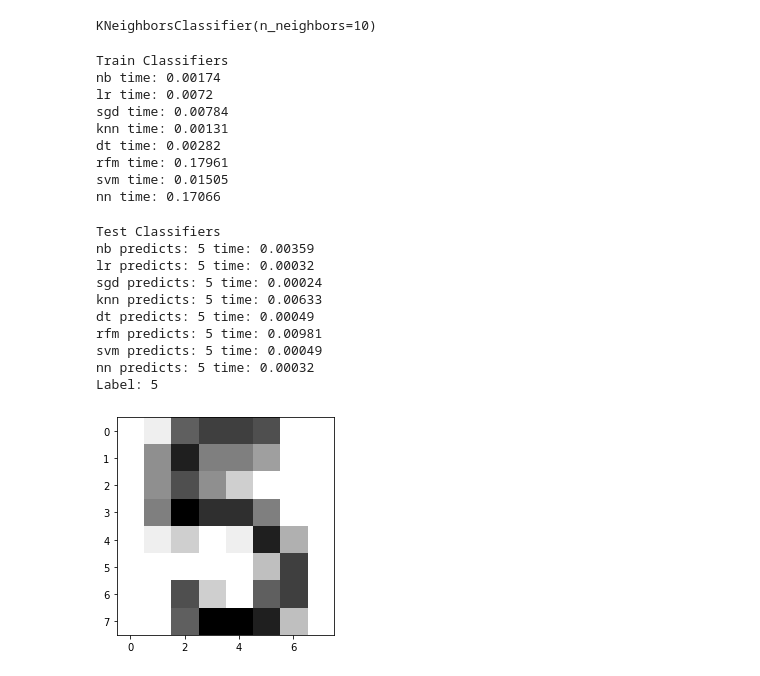
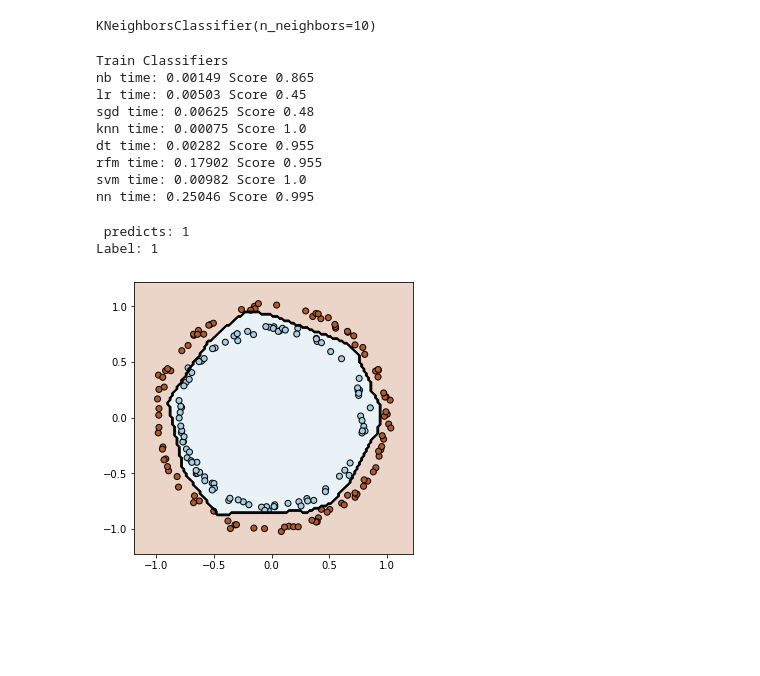
Before and after one commit to vkjadon/sklearn, a Jupyter notebook: Ex6-makeCircleCompare.ipynb, the cells around one changed output. Drawn from its saved outputs; the diff is of its cells as text; code cells hidden in the pictures; blank space fills up the shorter version.

```diff
--- a/Ex6-makeCircleCompare.ipynb
+++ b/Ex6-makeCircleCompare.ipynb
@@ -50,7 +50,7 @@ sgd = SGDClassifier(loss='modified_huber', shuffle=True,random_state=101, tol=1e
 # %%
 # Neural Network
 from sklearn.neural_network import MLPClassifier
-nn = MLPClassifier(solver='lbfgs',alpha=1e-5,max_iter=200,activation='relu',hidden_layer_sizes=(10,30,10),random_state=1, shuffle=True)
+nn = MLPClassifier(solver='lbfgs',alpha=0.00001,max_iter=500,activation='relu',hidden_layer_sizes=(10,20, 10),random_state=1, shuffle=True)
 # %%
 # classification methods
 m = [nb,lr,sgd,knn,dtree,rfm,svm,nn]
@@ -62,14 +62,15 @@ for i,x in enumerate(m):
     st = time.time()
     x.fit(X_train,y_train)
     tf = str(round(time.time()-st,5))
-    print(s[i] + ' time: ' + tf)
+    score=x.score(X_test, y_test)
+    print(s[i] + ' time: ' + tf + ' Score ' + str(score) )
 # %% [output]
 Train Classifiers
-nb time: 0.00174
-lr time: 0.0072
-sgd time: 0.00784
-knn time: 0.00131
-dt time: 0.00282
-rfm time: 0.17961
-svm time: 0.01505
-nn time: 0.17066
+nb time: 0.00149 Score 0.865
+lr time: 0.00503 Score 0.45
+sgd time: 0.00625 Score 0.48
+knn time: 0.00075 Score 1.0
+dt time: 0.00282 Score 0.955
+rfm time: 0.17902 Score 0.955
+svm time: 0.00982 Score 1.0
+nn time: 0.25046 Score 0.995
@@ -80,24 +77,25 @@ Xt = digits.data[n:n+1]
-# %%
-# test classifiers
-print('Test Classifiers')
-for i,x in enumerate(m):
-    st = time.time()
-    yt = x.predict(Xt)
-    tf = str(round(time.time()-st,5))
-    print(s[i] + ' predicts: ' + str(yt[0]) + ' time: ' + tf)
-print('Label: ' + str(digits.target[n:n+1][0]))
-
-plt.imshow(digits.images[n], cmap=plt.cm.gray_r, interpolation='nearest')
-plt.show()
-# %% [output]
-Test Classifiers
-nb predicts: 5 time: 0.00359
-lr predicts: 5 time: 0.00032
-sgd predicts: 5 time: 0.00024
-knn predicts: 5 time: 0.00633
-dt predicts: 5 time: 0.00049
-rfm predicts: 5 time: 0.00981
-svm predicts: 5 time: 0.00049
-nn predicts: 5 time: 0.00032
-Label: 5
-[figure, removed]
+# %%
+y_pred = nn.predict(X_test)
+print(' predicts: ' + str(y_pred[0]))
+print('Label: ' + str(y_test[0]))
+# %% [output]
+ predicts: 1
+Label: 1
+# %%
+def plot_decision_boundary(clf, X, Y, cmap='Paired_r'):
+    h = 0.02
+    x_min, x_max = X[:,0].min() - 10*h, X[:,0].max() + 10*h
+    y_min, y_max = X[:,1].min() - 10*h, X[:,1].max() + 10*h
+    xx, yy = np.meshgrid(np.arange(x_min, x_max, h),
+                         np.arange(y_min, y_max, h))
+    Z = clf.predict(np.c_[xx.ravel(), yy.ravel()])
+    Z = Z.reshape(xx.shape)
+
+    plt.figure(figsize=(5,5))
+    plt.contourf(xx, yy, Z, cmap=cmap, alpha=0.25)
+    plt.contour(xx, yy, Z, colors='k', linewidths=0.7)
+    plt.scatter(X[:,0], X[:,1], c=Y, cmap=cmap, edgecolors='k');
+# %%
+plot_decision_boundary(nn, X_test, y_test)
+# %% [output]
+[figure, added]
```
Also changed, not shown: parts of 1 cell of this notebook.
